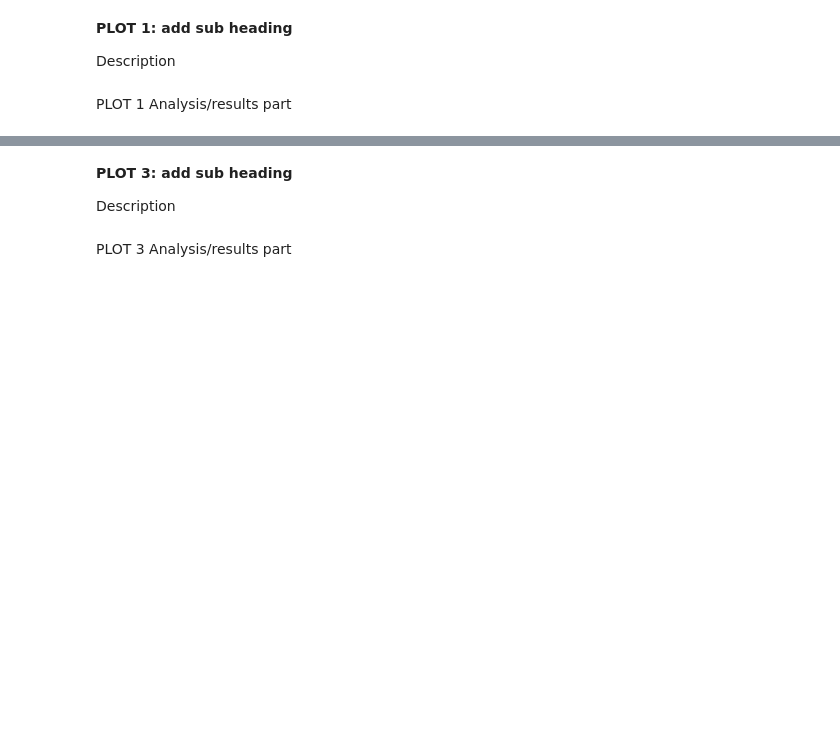
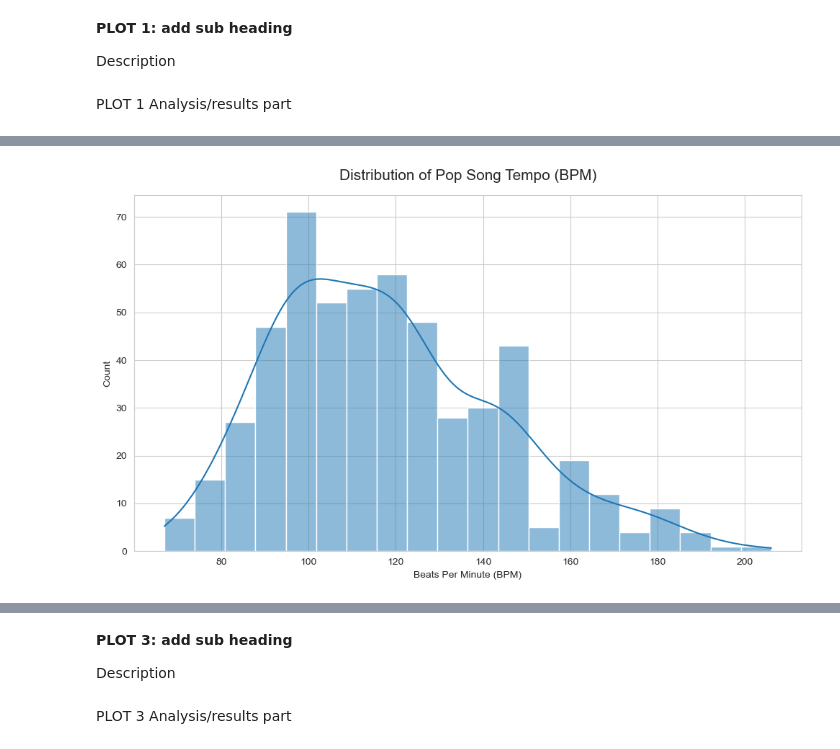
Before and after one commit to COGS108/Group030_WI26, a Jupyter notebook: 02-EDACheckpoint.ipynb, the cells around one changed output, grey strips where cells are left out. Drawn from its saved outputs; the diff is of its cells as text; code cells hidden in the pictures; blank space fills up the shorter version.

```diff
--- a/02-EDACheckpoint.ipynb
+++ b/02-EDACheckpoint.ipynb
@@ -285,0 +276,13 @@ PLOT 2 Analysis/results part
+# %%
+plt.figure(figsize=(10, 6))
+sns.set_style("whitegrid")
+
+sns.histplot(data=df_pop, x='BPM', bins=20, kde=True)
+
+plt.title('Distribution of Pop Song Tempo (BPM)', fontsize=15, pad=15)
+plt.xlabel('Beats Per Minute (BPM)')
+plt.ylabel('Count')
+plt.tight_layout()
+plt.show()
+# %% [output]
+[figure, added]
```
Also changed, not shown: parts of 14 cells of this notebook, 1 other file.
